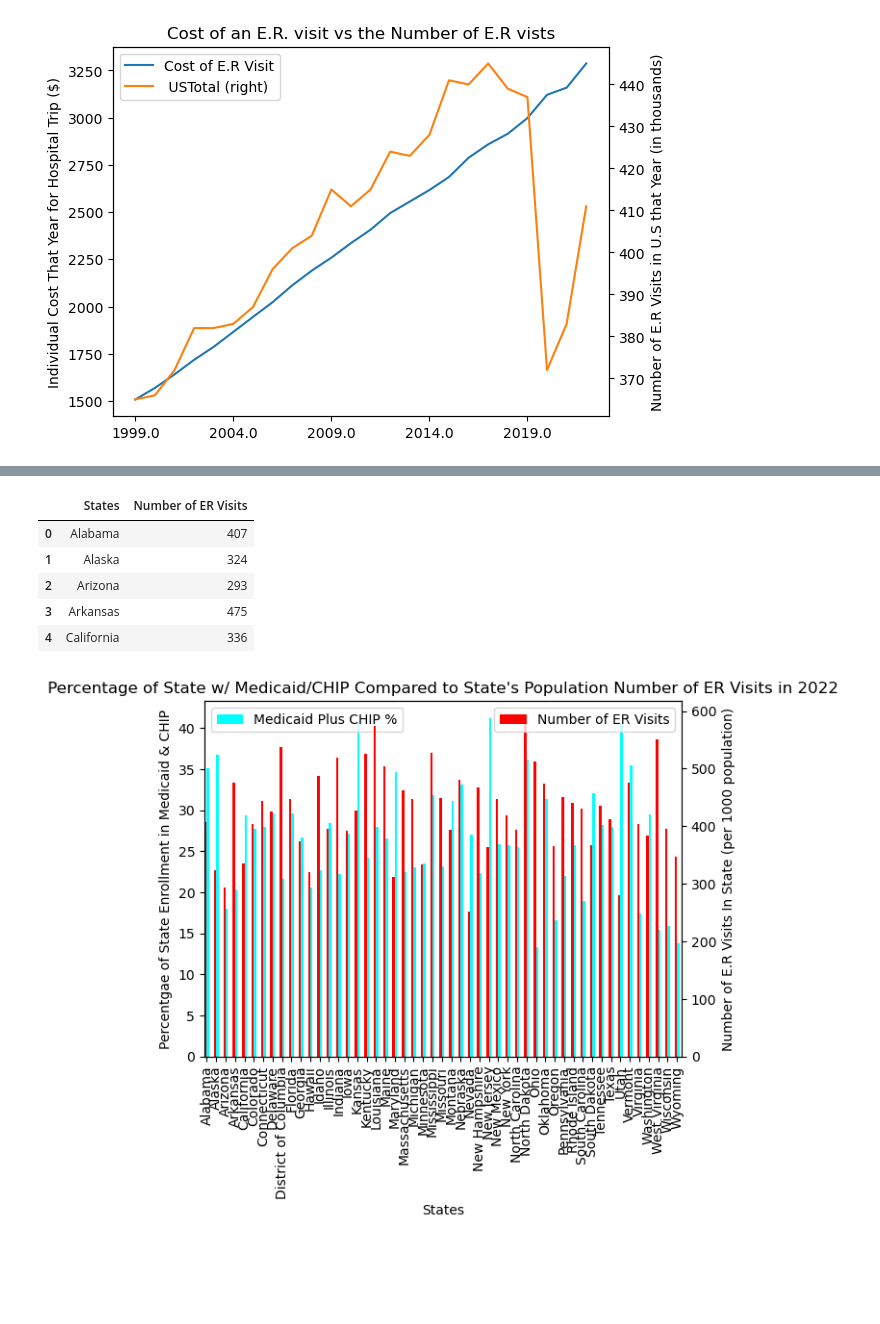
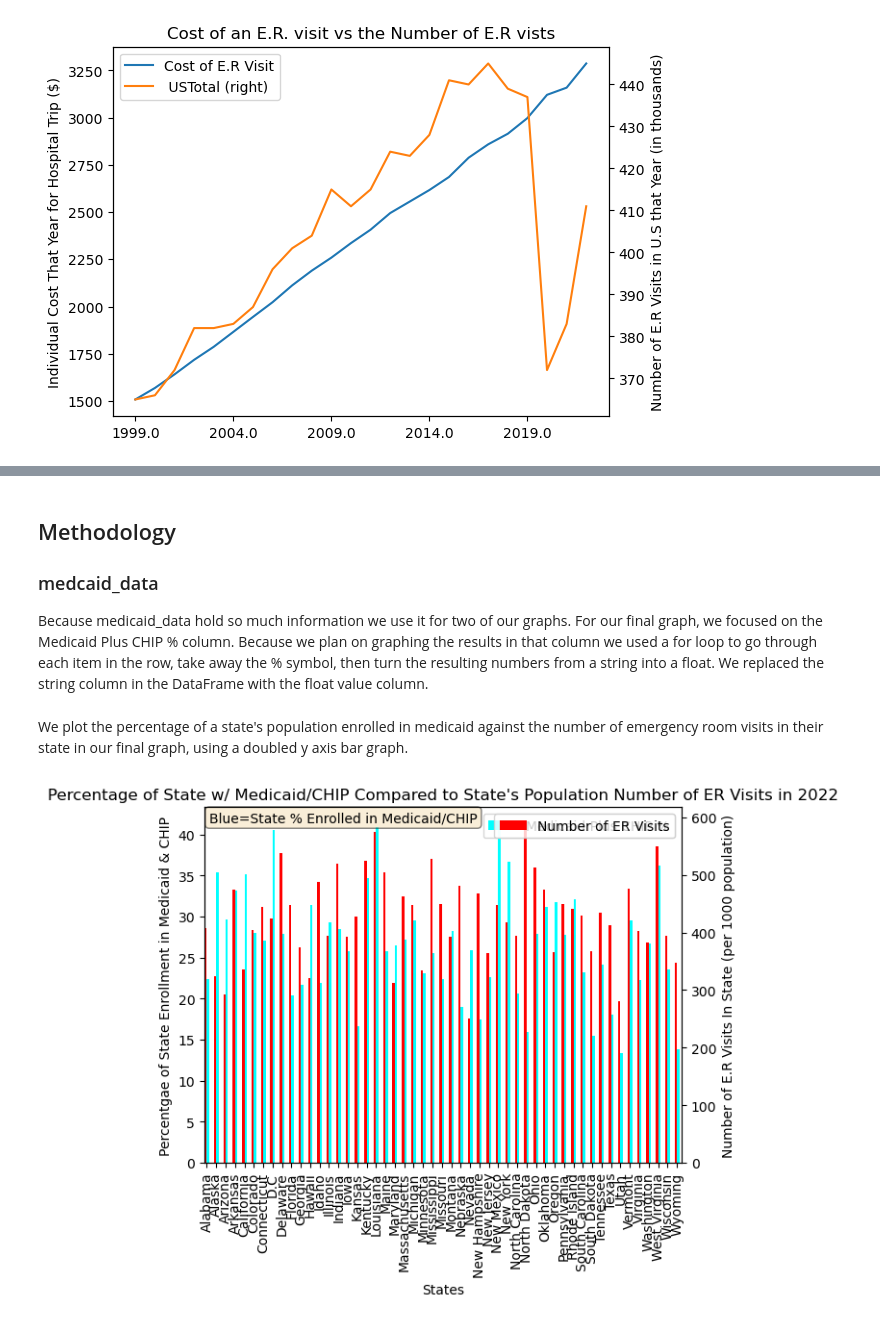
Before and after one commit to olincollege/Healthcare-Cost-Data, a Jupyter notebook: Draft_Healthcare_data.ipynb, the cells around one changed output, grey strips where cells are left out. Cells and saved outputs as stored; diff of their text form; code cells hidden in the pictures; blank space fills up the shorter version.

```diff
--- a/Draft_Healthcare_data.ipynb
+++ b/Draft_Healthcare_data.ipynb
@@ -176,3 +288,6 @@ medicaid_data = medicaid_data.drop(columns=['Unnamed: 0'])
 
 medicaid_data['State'] = medicaid_data['State'].replace('District of Columbia', 'D.C')
 # rename Distrint of Columbia to D.C because others have said its easier to read that way
+
+# medicaid_data_edit.loc[51, 'State Percentage Enrolled Out of Total US'] = other_state_perc
+medicaid_data.sort_values(by='State', inplace=True)
@@ -279,3 +348,8 @@ plt.show()
+# %% [markdown]
+## Methodology
+### medcaid_data
+
+Because medicaid_data hold so much information we use it for two of our graphs. For our final graph, we focused on the Medicaid Plus CHIP % column. Because we plan on graphing the results in that column we used a for loop to go through each item in the row, take away the % symbol, then turn the resulting numbers from a string into a float. We replaced the string column in the DataFrame with the float value column.
 # %%
 # clean up data for bar graph
 medicaid_and_CHIP_percentage = medicaid_data["Medicaid Plus CHIP %"] # isolate the column with the tptal enrollment for each state
@@ -297,46 +370,37 @@ medicaid_data["Medicaid Plus CHIP %"] = medicaid_and_CHIP_percentage
-# %%
-display(state_ER_visits.head())
-states = state_ER_visits['States']
-# %% [output]
-|  | States | Number of ER Visits |
-| 0 | Alabama | 407 |
-| 1 | Alaska | 324 |
-| 2 | Arizona | 293 |
-| 3 | Arkansas | 475 |
-| 4 | California | 336 |
+# %% [markdown]
+We plot the percentage of a state's population enrolled in medicaid against the number of emergency room visits in their state in our final graph, using a doubled y axis bar graph.
 # %%
-
-
-# plotting the bar grapg
+# plotting the bar graph
 
 fig = plt.figure()
 
 ax = fig.add_subplot(111)
 ax2 = ax.twinx()
 
 width = 0.25
 
-ER_data = pd.DataFrame(state_ER_visits['Number of ER Visits']) # change medicaid_data["Combined Enrolled"] to E.R table column
-ER_data.set_index(states, inplace=True)
-#display(ER_data.head())
-#ER_data.to_csv("ER_csv_data.csv")
+ER_data = pd.DataFrame(state_ER_visits['Number of ER Visits'])
+ER_data.set_index(medicaid_data['State'], inplace=True)
 
 
 medicaid_and_CHIP_percentage_data = pd.DataFrame(medicaid_data["Medicaid Plus CHIP %"])
-medicaid_and_CHIP_percentage_data.set_index(states, inplace=True)
-#display(medicaid_and_CHIP_percentage_data.head())
+medicaid_and_CHIP_percentage_data.set_index(medicaid_data['State'], inplace=True)
 
 
-
-ER_data.plot(kind='bar', color='red', ax=ax2, width=width, position=1) # test to see if code works, replace medicaid_data["Combined Enrolled"] with E.R data
+ER_data.plot(kind='bar', color='red', ax=ax2, width=width, position=1)
 medicaid_and_CHIP_percentage_data.plot(kind='bar', color='cyan', ax=ax, width=width, position=0)
 
 ax.set_xlabel('States')
 ax.set_ylabel("Percentgae of State Enrollment in Medicaid & CHIP")
 ax2.set_ylabel('Number of E.R Visits In State (per 1000 population)')
 ax.set_title("Percentage of State w/ Medicaid/CHIP Compared to State's Population Number of ER Visits in 2022")
 
+other_text = "Blue=State % Enrolled in Medicaid/CHIP"
+
+props = dict(boxstyle='round', facecolor='wheat', alpha=0.5)
+ax.text(0.01, 0.99, other_text, transform=ax.transAxes, fontsize=10,
+    verticalalignment='top', bbox=props)
 
 plt.show()
 # %% [output]
-[figure, old version]
+[figure, new version]
```
Also changed, not shown: parts of 36 cells of this notebook, 1 other file.
